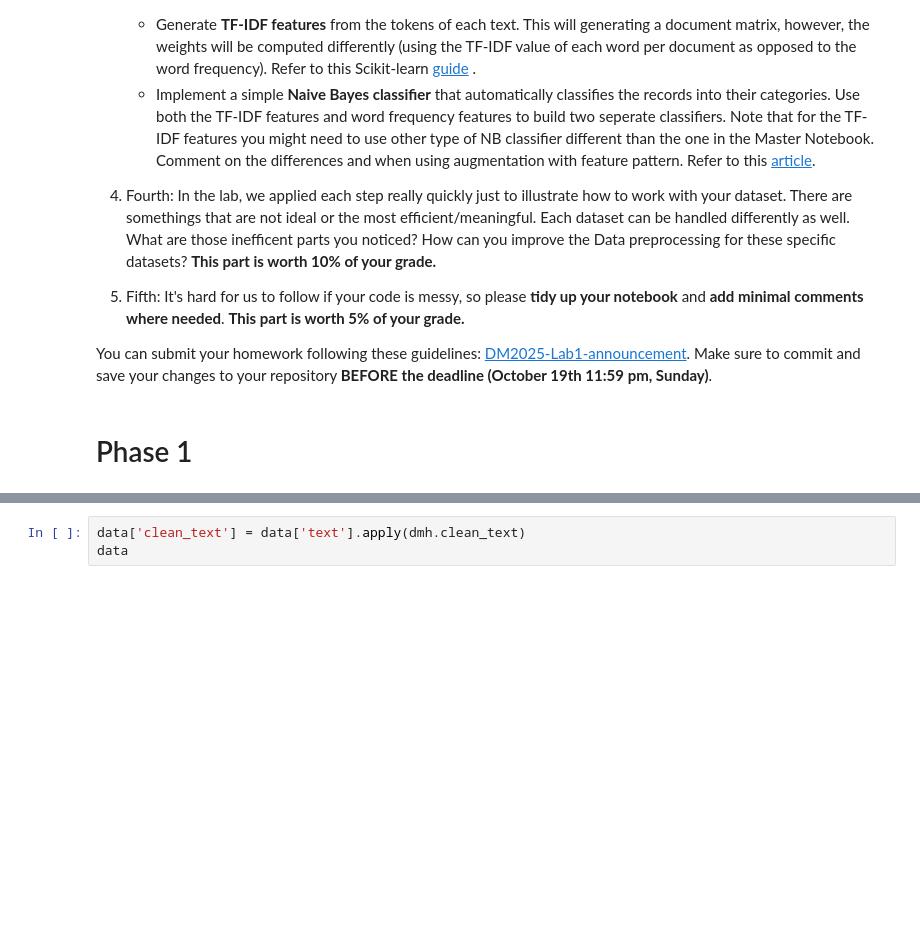
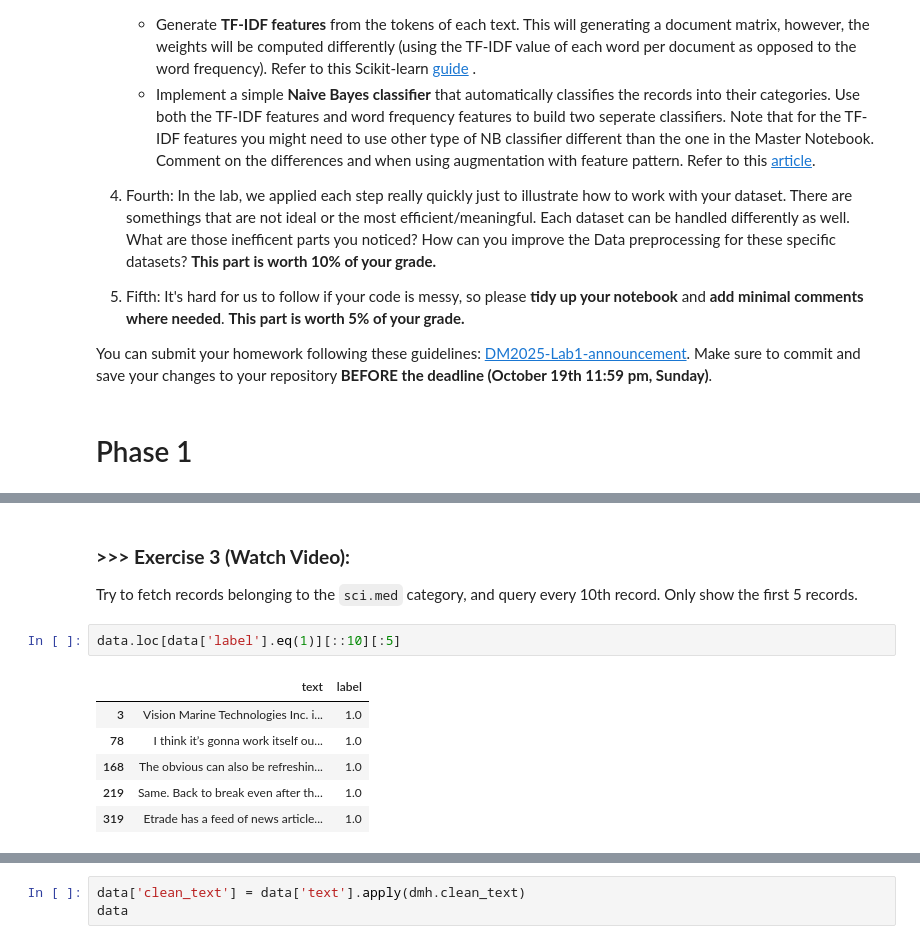
Before and after one commit to kevinchien920819/DM2025-Lab1-Exercise, a Jupyter notebook: DM2025-Lab1-Homework.ipynb, the cells around one changed output, grey strips where cells are left out. Drawn from its saved outputs; the diff is of its cells as text; blank space fills up the shorter version.

````diff
--- a/DM2025-Lab1-Homework.ipynb
+++ b/DM2025-Lab1-Homework.ipynb
@@ -89,0 +107,12 @@ plt.show()
+# %% [markdown]
+### **>>> Exercise 3 (Watch Video):**
+Try to fetch records belonging to the ```sci.med``` category, and query every 10th record. Only show the first 5 records.
+# %%
+data.loc[data['label'].eq(1)][::10][:5]
+# %% [output]
+|  | text | label |
+| 3 | Vision Marine Technologies Inc. i... | 1.0 |
+| 78 | I think it’s gonna work itself ou... | 1.0 |
+| 168 | The obvious can also be refreshin... | 1.0 |
+| 219 | Same. Back to break even after th... | 1.0 |
+| 319 | Etrade has a feed of news article... | 1.0 |
````
Also changed, not shown: parts of 18 cells of this notebook.
